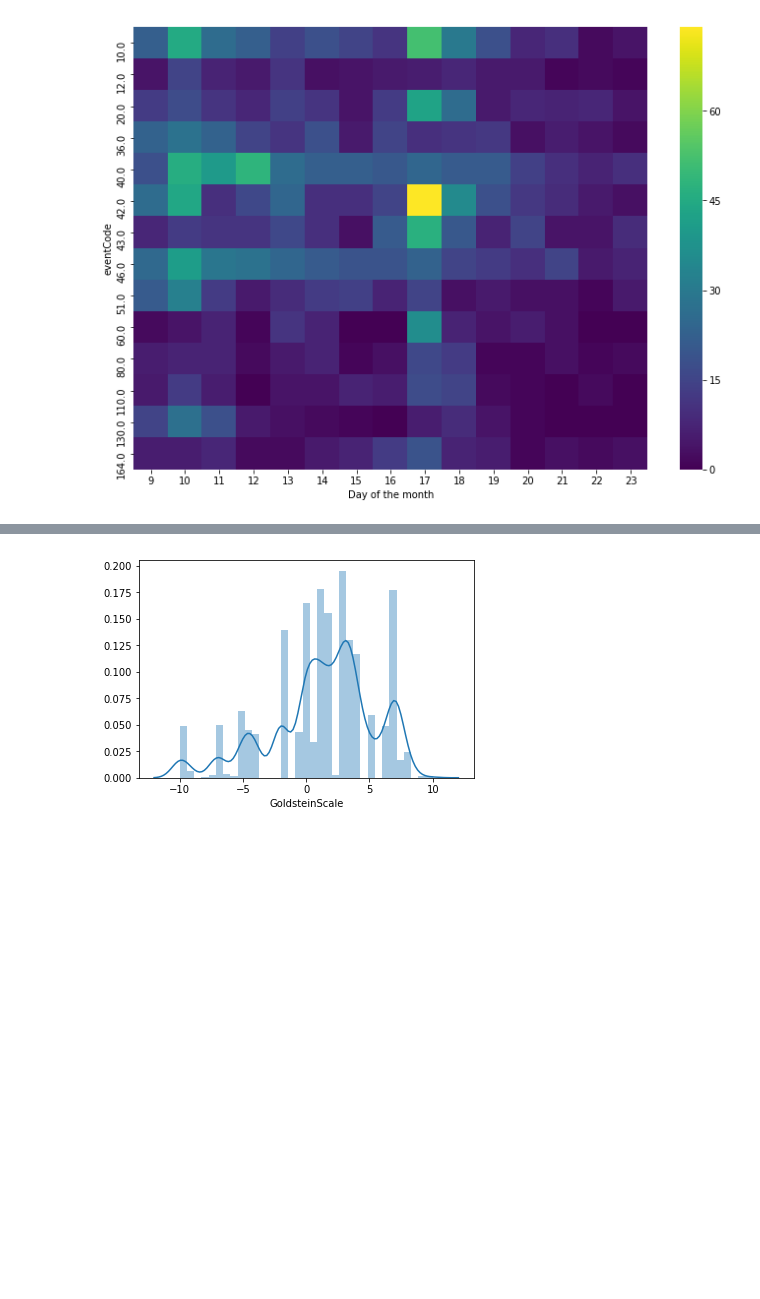
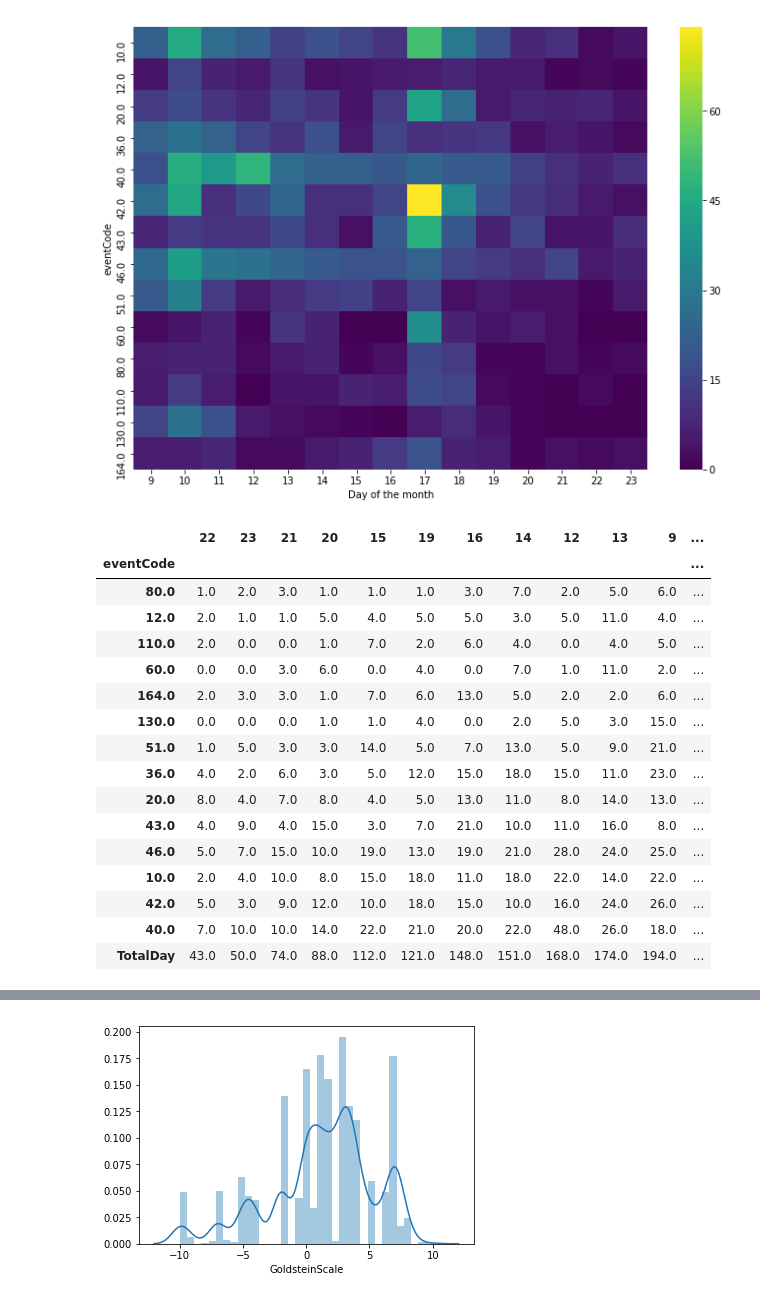
Before and after one commit to AminMekacher/GDELT-Project, a Jupyter notebook: Notebooks/090214_Swiss.ipynb, the cells around one changed output, grey strips where cells are left out. Drawn from its saved outputs; the diff is of its cells as text; code cells hidden in the pictures; blank space fills up the shorter version.

```diff
--- a/Notebooks/090214_Swiss.ipynb
+++ b/Notebooks/090214_Swiss.ipynb
@@ -83,6 +83,34 @@ plt.xlabel("Day of the month")
 plt.show()
 # %% [output]
 [figure]
+# %%
+# Which days were the most eventful?
+
+code_df.loc['TotalDay']= code_df.sum()
+code_df = code_df.sort_values(by=['TotalDay'], axis=1)
+
+code_df['TotalEvent'] = code_df.sum(axis=1)
+code_df = code_df.sort_values(by=['TotalEvent'])
+
+code_df
+# %% [output]
+|  | 22 | 23 | 21 | 20 | 15 | 19 | 16 | 14 | 12 | 13 | 9 | ... |
+| eventCode |  |  |  |  |  |  |  |  |  |  |  | ... |
+| 80.0 | 1.0 | 2.0 | 3.0 | 1.0 | 1.0 | 1.0 | 3.0 | 7.0 | 2.0 | 5.0 | 6.0 | ... |
+| 12.0 | 2.0 | 1.0 | 1.0 | 5.0 | 4.0 | 5.0 | 5.0 | 3.0 | 5.0 | 11.0 | 4.0 | ... |
+| 110.0 | 2.0 | 0.0 | 0.0 | 1.0 | 7.0 | 2.0 | 6.0 | 4.0 | 0.0 | 4.0 | 5.0 | ... |
+| 60.0 | 0.0 | 0.0 | 3.0 | 6.0 | 0.0 | 4.0 | 0.0 | 7.0 | 1.0 | 11.0 | 2.0 | ... |
+| 164.0 | 2.0 | 3.0 | 3.0 | 1.0 | 7.0 | 6.0 | 13.0 | 5.0 | 2.0 | 2.0 | 6.0 | ... |
+| 130.0 | 0.0 | 0.0 | 0.0 | 1.0 | 1.0 | 4.0 | 0.0 | 2.0 | 5.0 | 3.0 | 15.0 | ... |
+| 51.0 | 1.0 | 5.0 | 3.0 | 3.0 | 14.0 | 5.0 | 7.0 | 13.0 | 5.0 | 9.0 | 21.0 | ... |
+| 36.0 | 4.0 | 2.0 | 6.0 | 3.0 | 5.0 | 12.0 | 15.0 | 18.0 | 15.0 | 11.0 | 23.0 | ... |
+| 20.0 | 8.0 | 4.0 | 7.0 | 8.0 | 4.0 | 5.0 | 13.0 | 11.0 | 8.0 | 14.0 | 13.0 | ... |
+| 43.0 | 4.0 | 9.0 | 4.0 | 15.0 | 3.0 | 7.0 | 21.0 | 10.0 | 11.0 | 16.0 | 8.0 | ... |
+| 46.0 | 5.0 | 7.0 | 15.0 | 10.0 | 19.0 | 13.0 | 19.0 | 21.0 | 28.0 | 24.0 | 25.0 | ... |
+| 10.0 | 2.0 | 4.0 | 10.0 | 8.0 | 15.0 | 18.0 | 11.0 | 18.0 | 22.0 | 14.0 | 22.0 | ... |
+| 42.0 | 5.0 | 3.0 | 9.0 | 12.0 | 10.0 | 18.0 | 15.0 | 10.0 | 16.0 | 24.0 | 26.0 | ... |
+| 40.0 | 7.0 | 10.0 | 10.0 | 14.0 | 22.0 | 21.0 | 20.0 | 22.0 | 48.0 | 26.0 | 18.0 | ... |
+| TotalDay | 43.0 | 50.0 | 74.0 | 88.0 | 112.0 | 121.0 | 148.0 | 151.0 | 168.0 | 174.0 | 194.0 | ... |
 # %%
 # Which countries are involved in these news?
 
```
Also changed, not shown: parts of 1 cell of this notebook, 7 other files.
